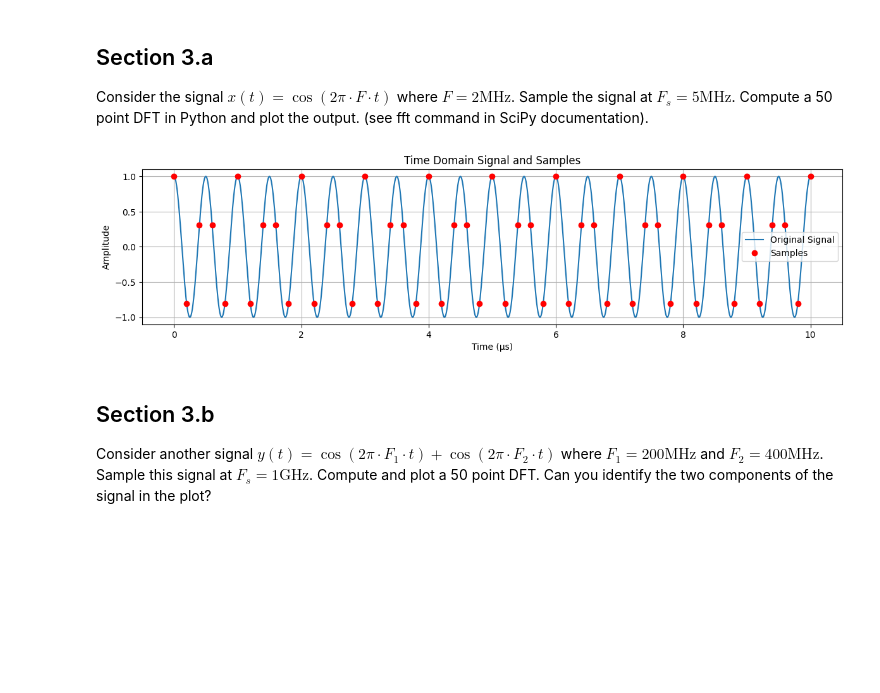
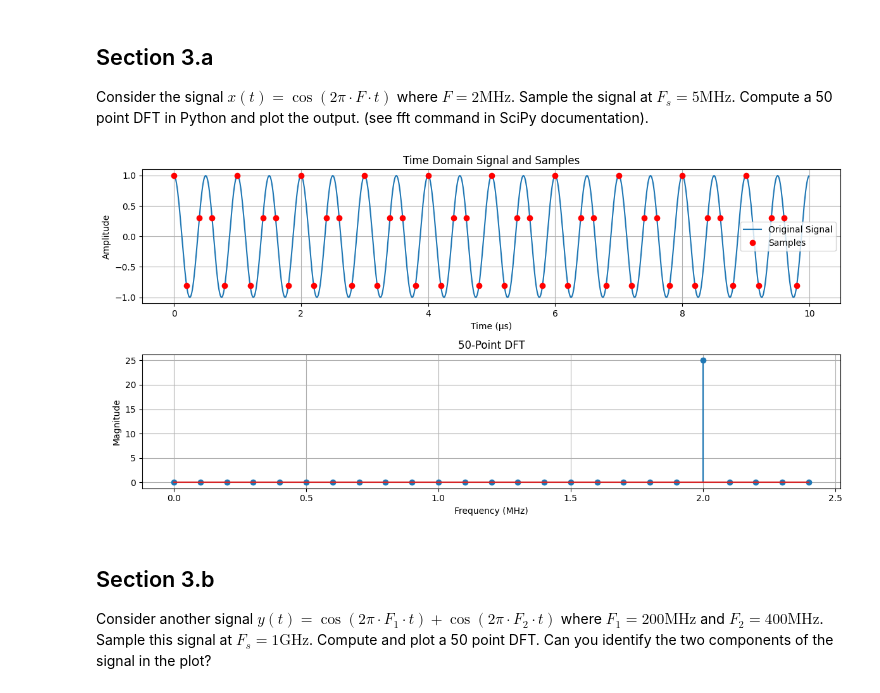
Before and after one commit to Sam-Bieberich/489, a Jupyter notebook: lab1.ipynb, the cells around one changed output. Cells and saved outputs as stored; diff of their text form; code cells hidden in the pictures; blank space fills up the shorter version.

```diff
--- a/lab1.ipynb
+++ b/lab1.ipynb
@@ -487,39 +487,45 @@ MSE for Fs = 1000.0 MHz: MSE1 = 0.012827166575828828, MSE2 = 0.00446372175014213
 
 Consider the signal $x(t) = \cos(2\pi\cdot F\cdot t)$ where $F = 2\text{MHz}$. Sample the signal at $F_s = 5\text{MHz}$. Compute a 50 point DFT in Python and plot the output. (see fft command in SciPy documentation).
 # %%
-from scipy.fft import fft, fftfreq
-
 F = 2e6
 Fs = 5e6
 N = 50
 
-T = N / Fs
+Ts = 1 / Fs
+T = N * Ts
+
 t = np.linspace(0, T, 1000, endpoint=False)
+t_sampled = np.arange(0, T, Ts)
+
 x_continuous = np.cos(2 * np.pi * F * t)
-
-Ts = 1 / Fs
-t_sampled = np.arange(0, T, Ts)
 x_sampled = np.cos(2 * np.pi * F * t_sampled)
-
 
 X = fft(x_sampled, N)
 frequencies = fftfreq(N, Ts)
 
+#plots
 plt.figure(figsize=(12, 6))
-
 plt.subplot(2, 1, 1)
 plt.plot(t * 1e6, x_continuous, label='Original Signal')
 plt.plot(t_sampled * 1e6, x_sampled, 'ro', label='Samples')
 plt.xlabel("Time (µs)")
 plt.ylabel("Amplitude")
 plt.title("Time Domain Signal and Samples")
 plt.legend()
 plt.grid()
 
+#dft w/ 50 points
+plt.subplot(2, 1, 2)
+plt.stem(frequencies[:N // 2] / 1e6, np.abs(X[:N // 2]))
+plt.xlabel("Frequency (MHz)")
+plt.ylabel("Magnitude")
+plt.title("50-Point DFT")
+plt.grid()
+
 plt.tight_layout()
 plt.show()
 # %% [output]
-[figure, old version]
+[figure, new version]
 # %% [markdown]
 ## Section 3.b
 
```
Also changed, not shown: parts of 10 cells of this notebook, 1 other file.
